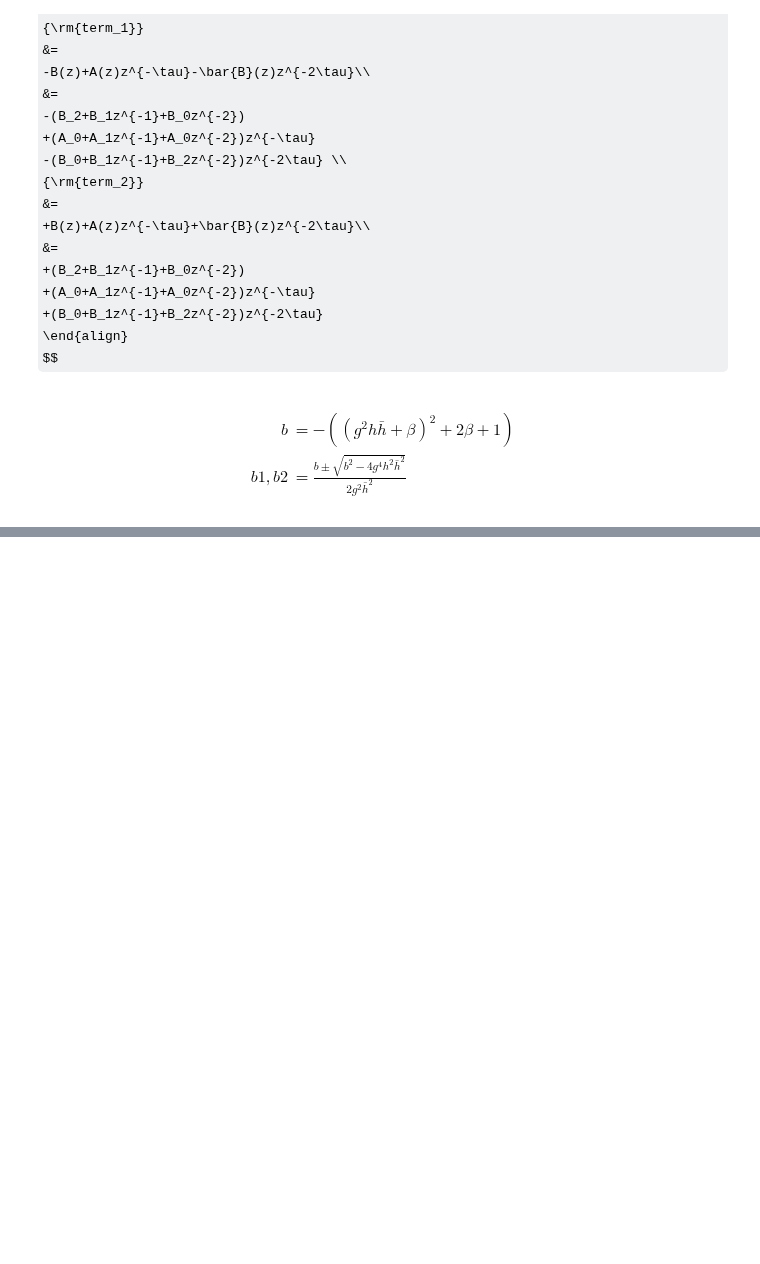
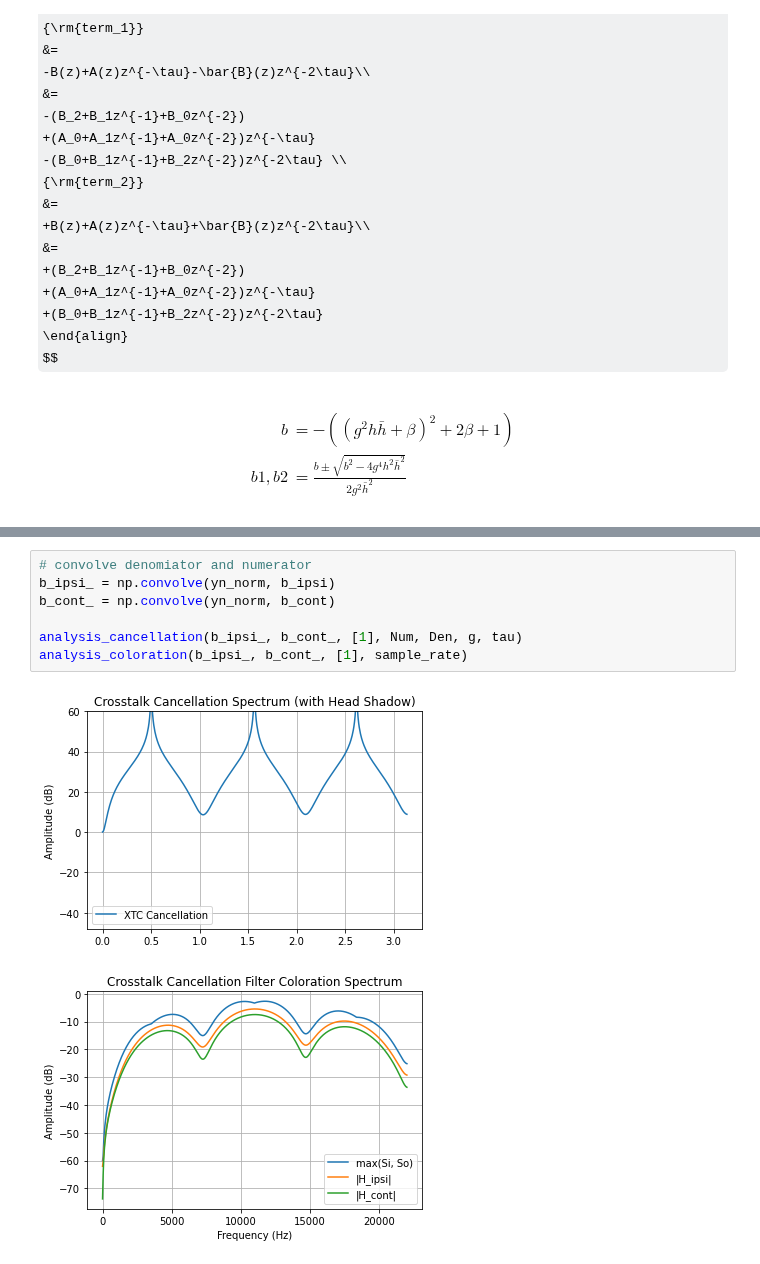
Before and after one commit to kweiwen/pitki, a Jupyter notebook: hrtf/IIR Implementation.ipynb, the cells around one changed output, grey strips where cells are left out. Drawn from its saved outputs; the diff is of its cells as text; some formulas as TeX source; blank space fills up the shorter version.

```diff
--- a/hrtf/IIR Implementation.ipynb
+++ b/hrtf/IIR Implementation.ipynb
@@ -597,0 +593,10 @@ shared denominator:
+# %%
+# convolve denomiator and numerator
+b_ipsi_ = np.convolve(yn_norm, b_ipsi)
+b_cont_ = np.convolve(yn_norm, b_cont)
+
+analysis_cancellation(b_ipsi_, b_cont_, [1], Num, Den, g, tau)
+analysis_coloration(b_ipsi_, b_cont_, [1], sample_rate)
+# %% [output]
+[figure, added]
+[figure, added]
```
Also changed, not shown: parts of 5 cells of this notebook.
